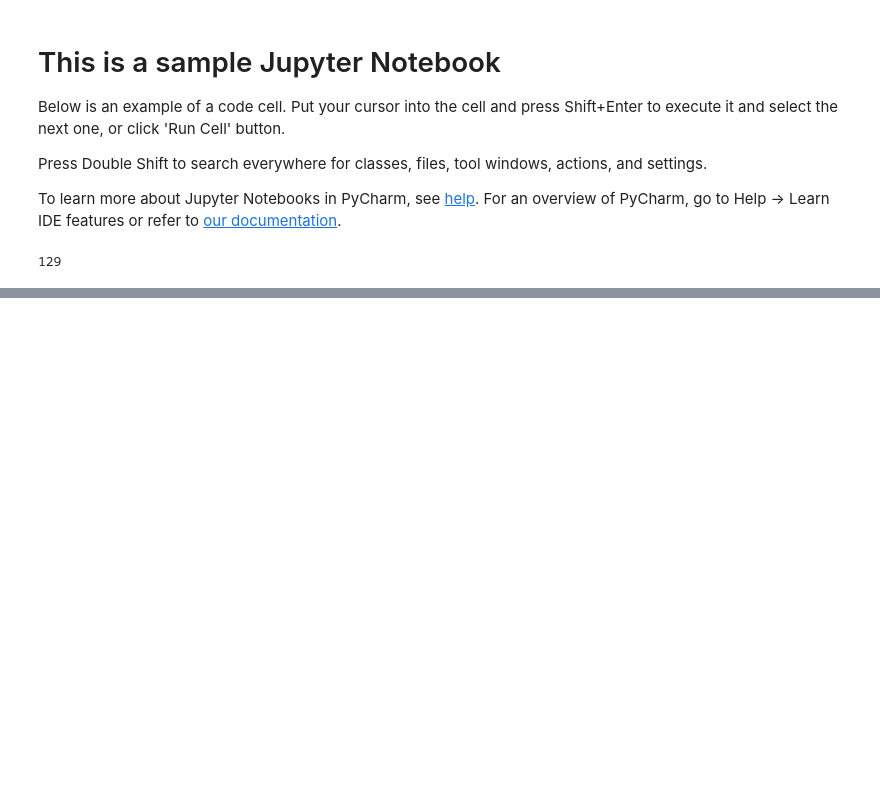
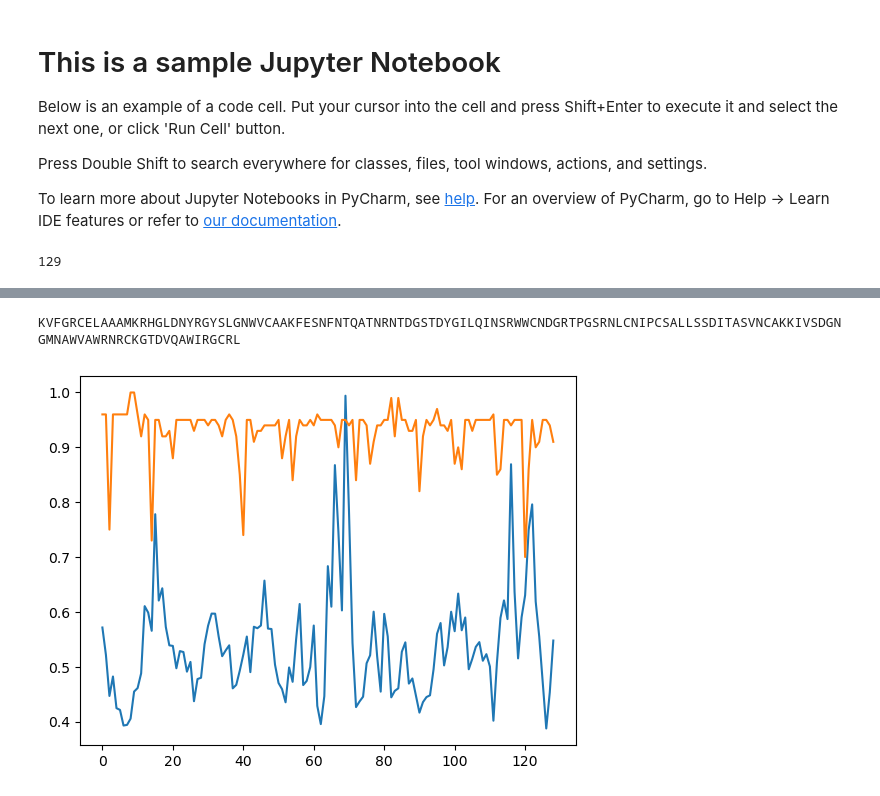
Before and after one commit to FilippoIspanico/BiomolecularModelingLab, a Jupyter notebook: sample.ipynb, the cells around one changed output, grey strips where cells are left out. Cells and saved outputs as stored; diff of their text form; code cells hidden in the pictures; blank space fills up the shorter version.

Commit message:
rmsf

```diff
--- a/sample.ipynb
+++ b/sample.ipynb
@@ -69,9 +69,19 @@ positions = range(129)
 # %%
 # my idea here is to add to this dataframe also the result we got from other methods like
 # RMSF analysis,
+our_sequence = []
+difference = []
+for idx, elem in enumerate(reference_sequence):
+    our_sequence.append(elem)
+    difference.append(elem == most_common[idx])
+
+# our protein is equal to our reference amminoacid
 
 df = pd.DataFrame({
     'positions': positions,
+    '2LYZ_sequence': our_sequence,
     'most_common_amminoacid': most_common,
     'frequency': frequencies
 })
+
+df
@@ -77,0 +102,15 @@ df = pd.DataFrame({
+# %%
+print(reference_sequence)
+# %% [output]
+KVFGRCELAAAMKRHGLDNYRGYSLGNWVCAAKFESNFNTQATNRNTDGSTDYGILQINSRWWCNDGRTPGSRNLCNIPCSALLSSDITASVNCAKKIVSDGNGMNAWVAWRNRCKGTDVQAWIRGCRL
+# %%
+rmsf_df = pd.read_csv('data/rmsf.dat')
+df["rmsf"] = rmsf_df["rmsf"]
+# %%
+import matplotlib.pyplot as plt
+
+plt.plot(df["positions"], df["rmsf"])
+plt.plot(df["positions"], df["frequency"])
+plt.show()
+# %% [output]
+[figure, added]
```
Also changed, not shown: parts of 1 cell of this notebook, 3 other files.
